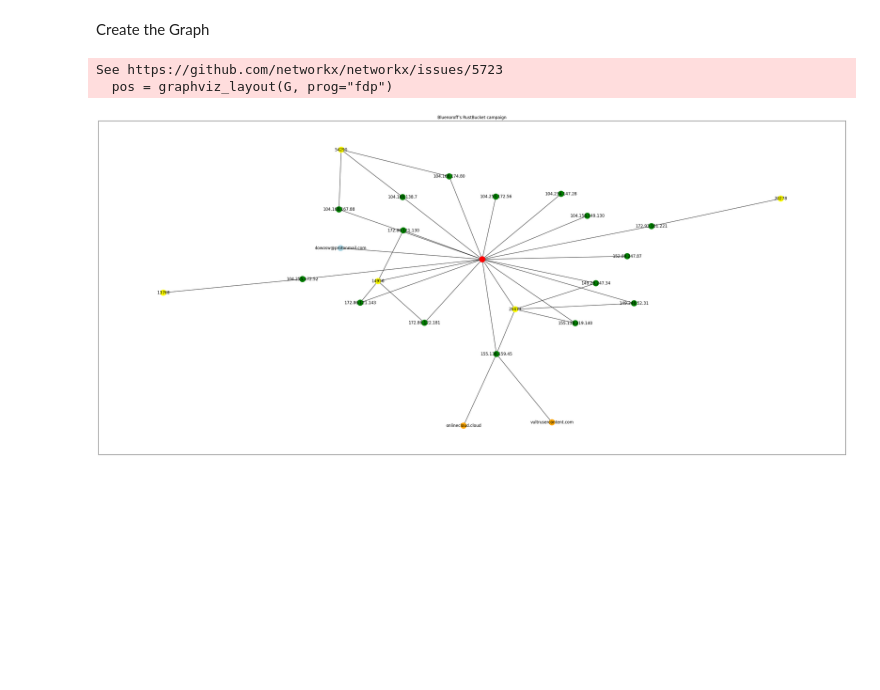
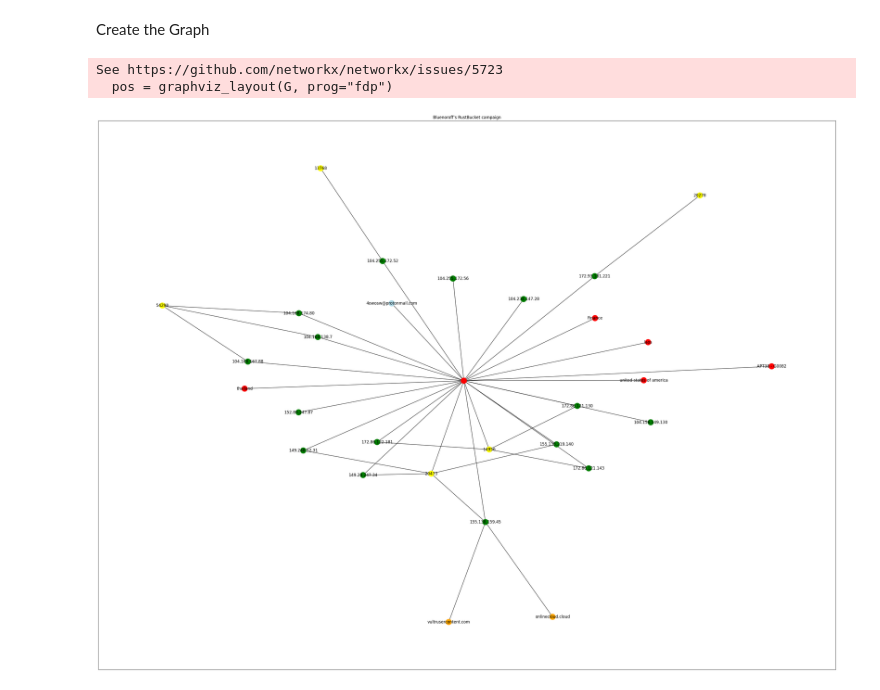
Before and after one commit to 3697503/CTI-Automation-Platform, a Jupyter notebook: jupyter-analysis/nx_link_analysis.ipynb, the cells around one changed output. Saved outputs shown, nothing was run; the diff lists cells and outputs as text; code cells hidden in the pictures; blank space fills up the shorter version.

```diff
--- a/jupyter-analysis/nx_link_analysis.ipynb
+++ b/jupyter-analysis/nx_link_analysis.ipynb
@@ -36,7 +36,11 @@ node_colors = {
     'ip-dst': 'green',
     'AS': 'yellow',
     'domain': 'orange',
-    'email': 'lightblue'
+    'email': 'lightblue',
+    'mitre-intrusion-set': 'red',
+    'sector': 'red',
+    'country': 'red'
+
 }
 shown_attributes = node_colors.keys()
 # %% [markdown]
@@ -59,3 +67,9 @@ for obj in event['Event']['Object']:
+# %%
+for galaxy in event['Event']['Galaxy']:
+    if galaxy['type'] in shown_attributes:
+        for cluster in galaxy['GalaxyCluster']:
+            G.add_node(cluster['value'], label=galaxy['type'], info=cluster['value'])
+            G.add_edge(event['Event']['uuid'], cluster['value'], relationship='related-to')
 # %% [markdown]
 * Map node labels to the `info` property
 * Setup node colors based on node types (`label` property)
@@ -68,15 +82,16 @@ Create the Graph
 # %%
 import pydot
 from networkx.drawing.nx_pydot import graphviz_layout
+# from networkx.drawing.nx_agraph import graphviz_layout
 
 pos = graphviz_layout(G, prog="fdp")
 # nx.draw(G, pos)
-plt.figure(figsize=(40, 18))
+plt.figure(figsize=(40, 30))
 # plt.title(event['Event']['info'])
 nx.draw_networkx(G, pos, with_labels=True, labels=node_labels, node_color=colors)
 plt.title(event['Event']['info'])
 plt.show()
 # %% [output]
 See https://github.com/networkx/networkx/issues/5723
   pos = graphviz_layout(G, prog="fdp")
-[figure, old version]
+[figure, new version]
```
Also changed, not shown: parts of 2 cells of this notebook, 7 other files.
